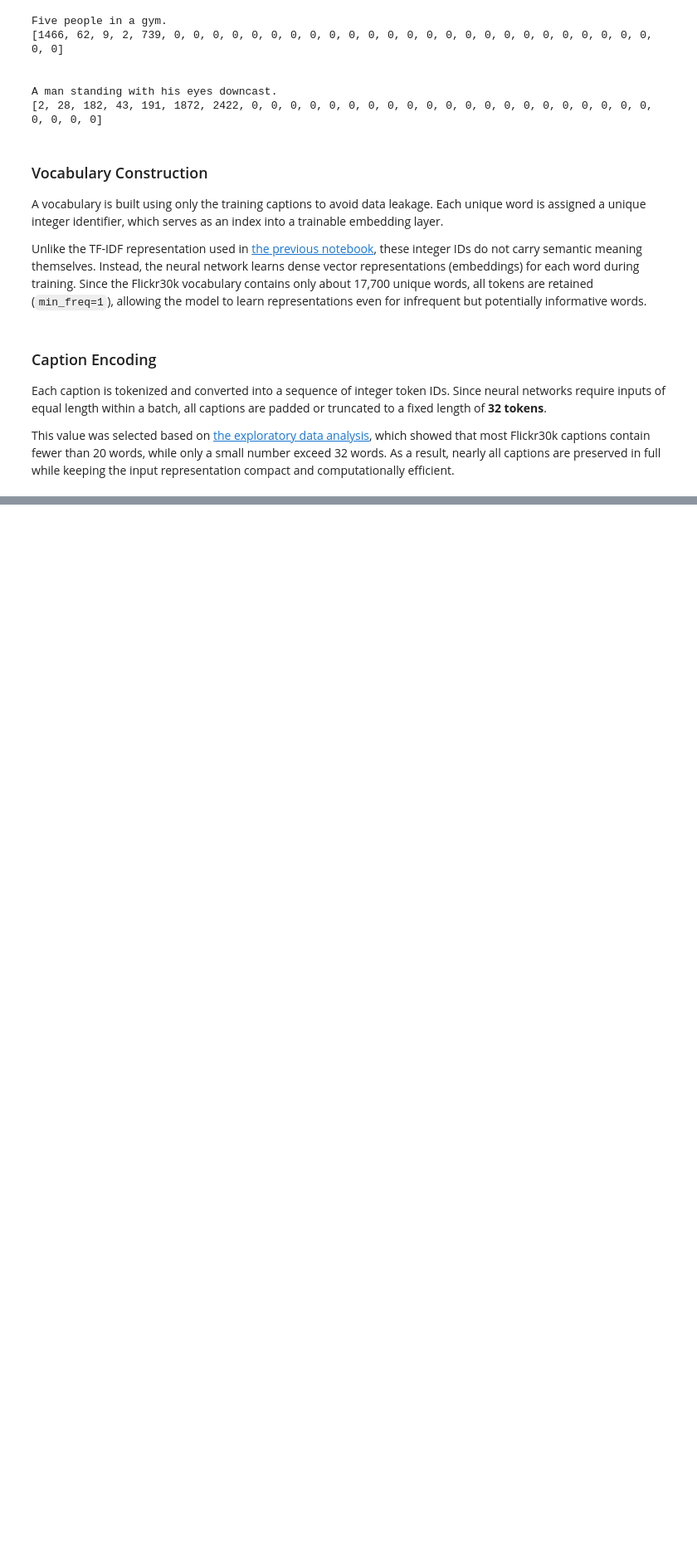
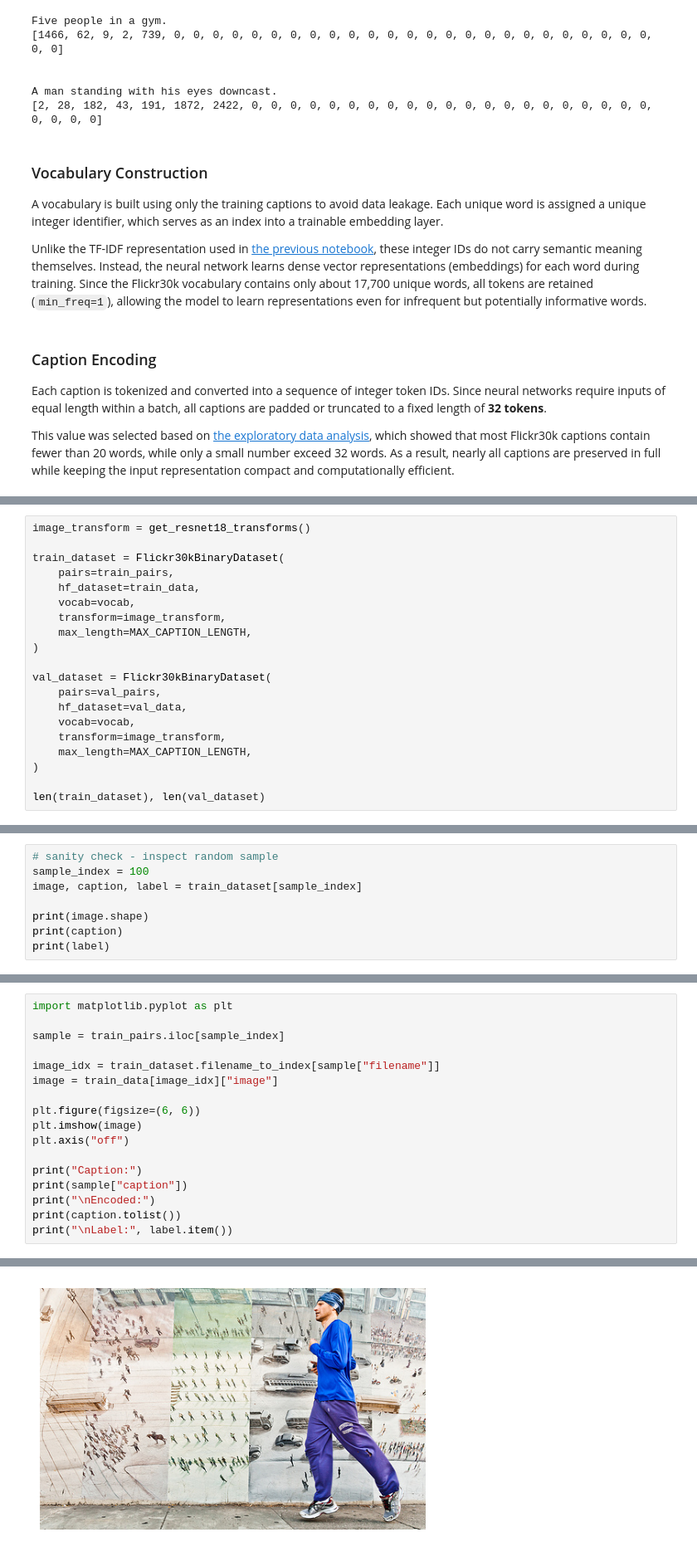
Before and after one commit to Maxstef/flickr30k-multimodal-retrieval, a Jupyter notebook: notebooks/04_neural_multimodal_classifier.ipynb, the cells around one changed output, grey strips where cells are left out. Shown at 83% size. Cells and saved outputs as stored; diff of their text form; blank space fills up the shorter version.

Commit message:
implement PyTorch data pipeline for multimodal training

```diff
--- a/notebooks/04_neural_multimodal_classifier.ipynb
+++ b/notebooks/04_neural_multimodal_classifier.ipynb
@@ -109,0 +124,20 @@ This value was selected based on [the exploratory data analysis](https://github.
+# %%
+image_transform = get_resnet18_transforms()
+
+train_dataset = Flickr30kBinaryDataset(
+    pairs=train_pairs,
+    hf_dataset=train_data,
+    vocab=vocab,
+    transform=image_transform,
+    max_length=MAX_CAPTION_LENGTH,
+)
+
+val_dataset = Flickr30kBinaryDataset(
+    pairs=val_pairs,
+    hf_dataset=val_data,
+    vocab=vocab,
+    transform=image_transform,
+    max_length=MAX_CAPTION_LENGTH,
+)
+
+len(train_dataset), len(val_dataset)
@@ -109,0 +163,8 @@ This value was selected based on [the exploratory data analysis](https://github.
+# %%
+# sanity check - inspect random sample
+sample_index = 100
+image, caption, label = train_dataset[sample_index]
+
+print(image.shape)
+print(caption)
+print(label)
@@ -109,0 +177,18 @@ This value was selected based on [the exploratory data analysis](https://github.
+# %%
+import matplotlib.pyplot as plt
+
+sample = train_pairs.iloc[sample_index]
+
+image_idx = train_dataset.filename_to_index[sample["filename"]]
+image = train_data[image_idx]["image"]
+
+plt.figure(figsize=(6, 6))
+plt.imshow(image)
+plt.axis("off")
+
+print("Caption:")
+print(sample["caption"])
+print("\nEncoded:")
+print(caption.tolist())
+print("\nLabel:", label.item())
+# %% [output]
@@ -109,0 +202 @@ This value was selected based on [the exploratory data analysis](https://github.
+[figure, added]
```
Also changed, not shown: parts of 17 cells of this notebook, 3 other files.
